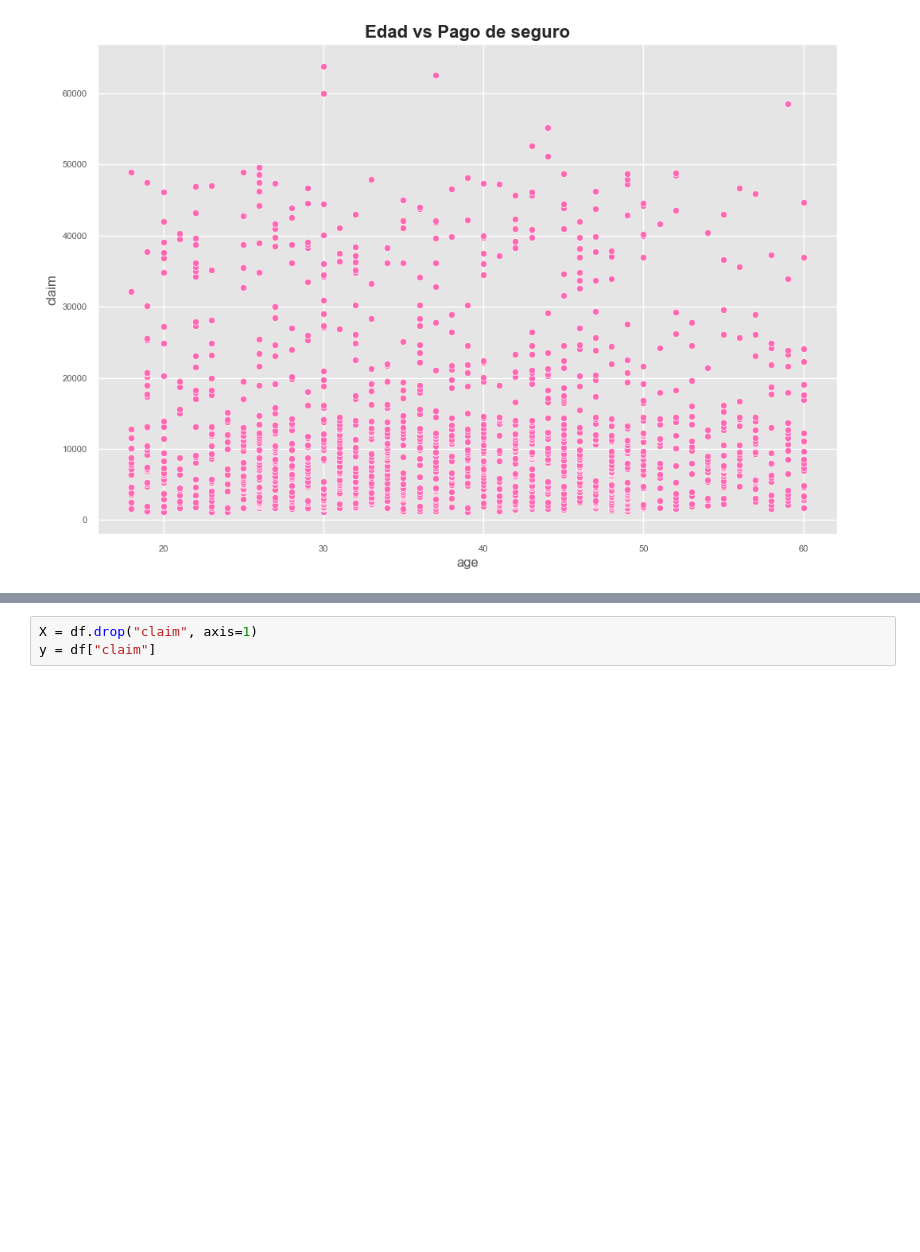
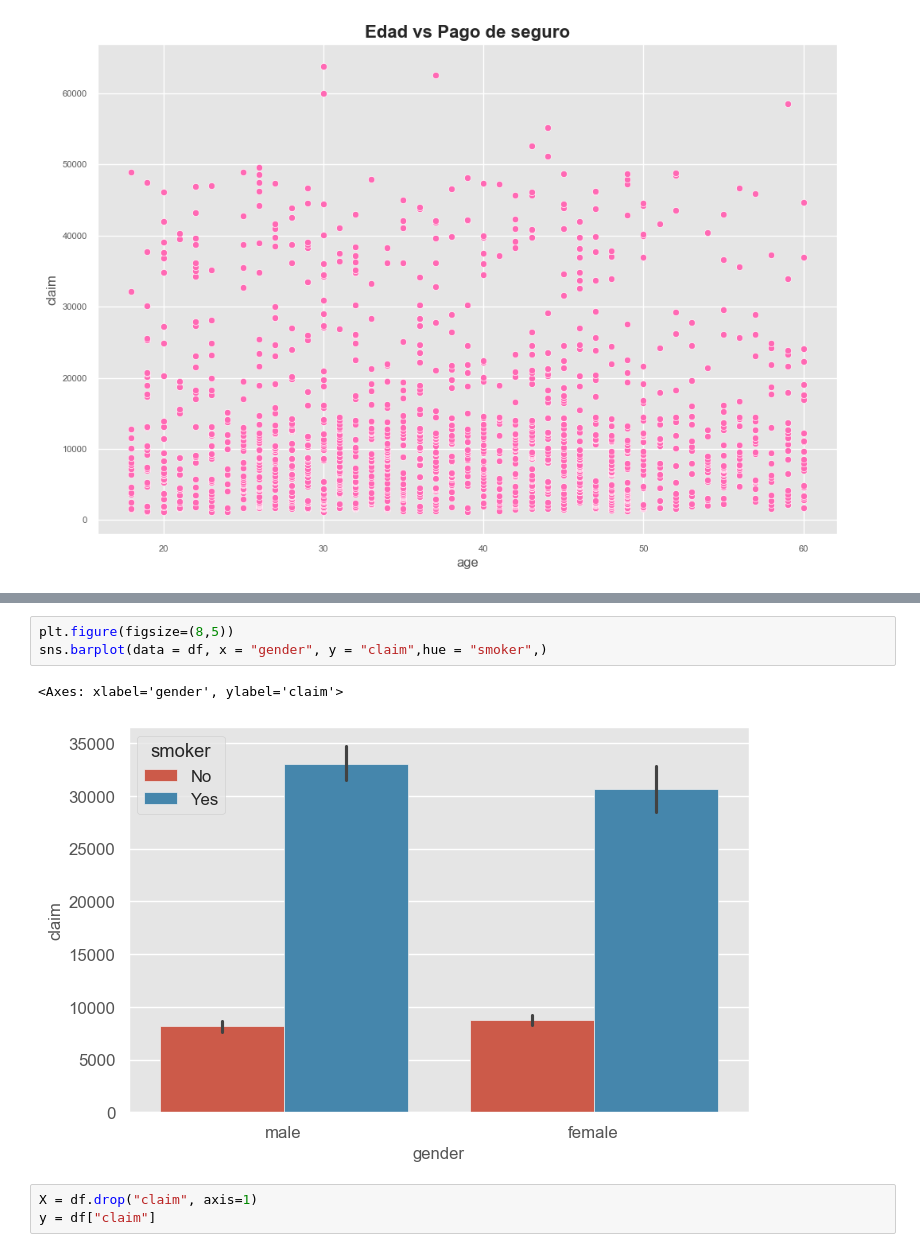
Before and after one commit to valenCastellanos25/issurance_analysis_model, a Jupyter notebook: analysis_model.ipynb, the cells around one changed output, grey strips where cells are left out. Saved outputs shown, nothing was run; the diff lists cells and outputs as text; blank space fills up the shorter version.

```diff
--- a/analysis_model.ipynb
+++ b/analysis_model.ipynb
@@ -182,3 +191,9 @@ plt.show()
+# %%
+plt.figure(figsize=(8,5))
+sns.barplot(data = df, x = "gender", y = "claim",hue = "smoker",)
+# %% [output]
+<Axes: xlabel='gender', ylabel='claim'>
+[figure, added]
 # %%
 X = df.drop("claim", axis=1)
 y = df["claim"]
```
Also changed, not shown: parts of 3 cells of this notebook.
